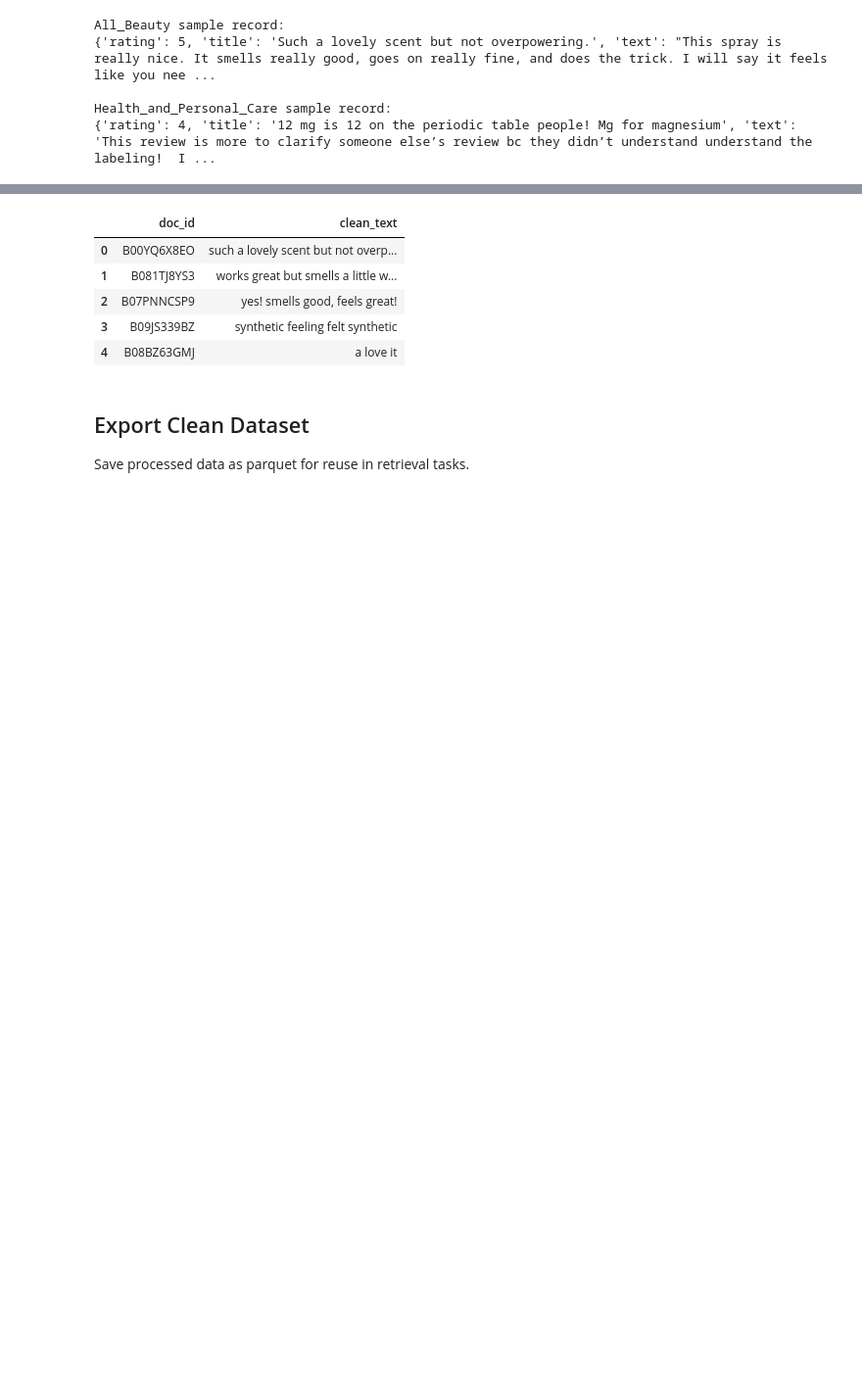
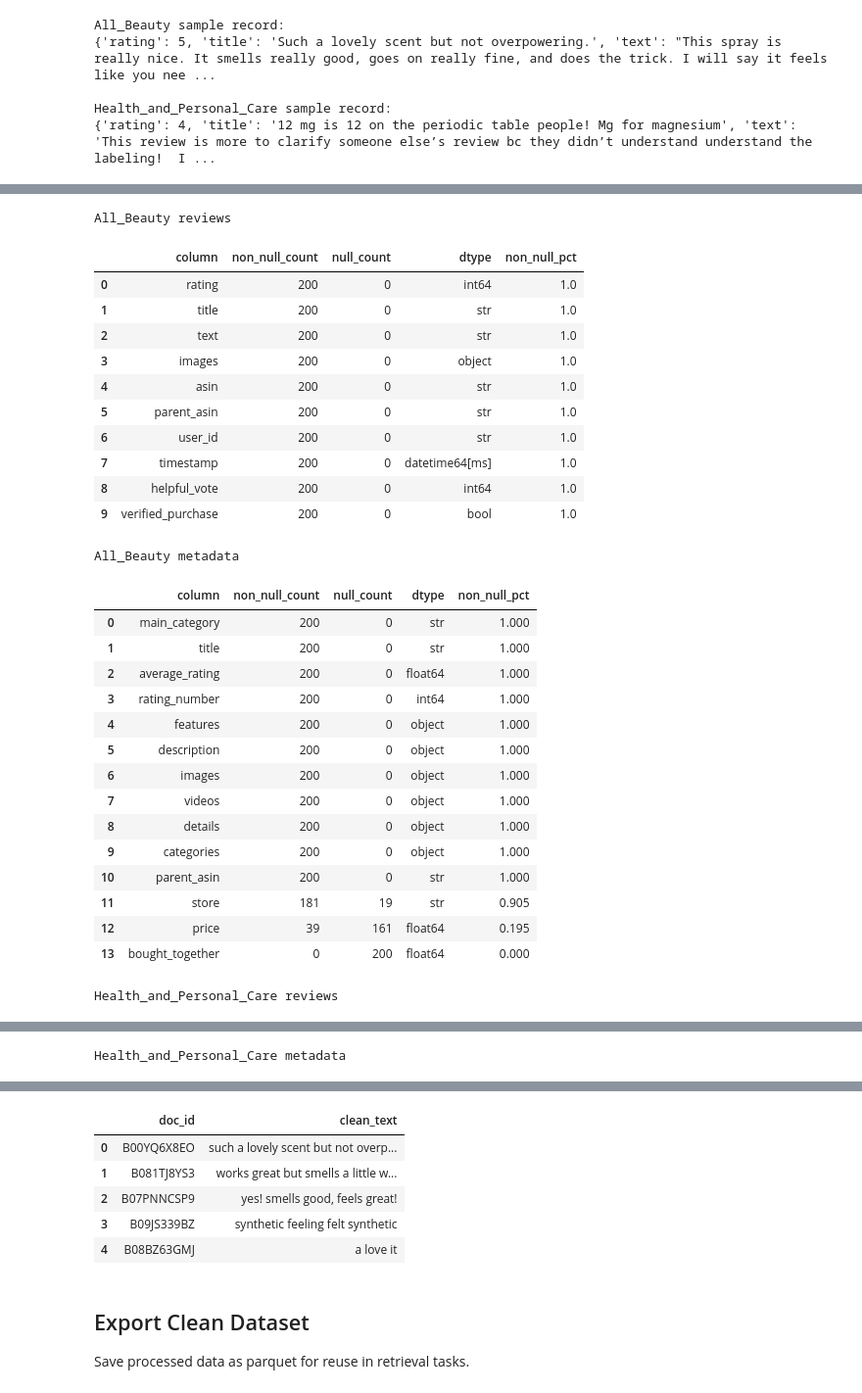
Before and after one commit to Omo6969/hybrid-rag-review-assistant, a Jupyter notebook: notebooks/milestone1_exploration.ipynb, the cells around one changed output, grey strips where cells are left out. Shown at 98% size. Drawn from its saved outputs; the diff is of its cells as text; code cells hidden in the pictures; blank space fills up the shorter version.

Commit message:
EDA updated with repo root finder and some initial exploration.

```diff
--- a/notebooks/milestone1_exploration.ipynb
+++ b/notebooks/milestone1_exploration.ipynb
@@ -55,0 +51,12 @@ Loaded Health_and_Personal_Care: rows=200, cols=10
+# %%
+sample_dir = repo_root / "data" / "processed"
+
+paths = {
+    "all_beauty_reviews": sample_dir / "sample_All_Beauty.jsonl",
+    "all_beauty_meta": sample_dir / "sample_meta_All_Beauty.jsonl",
+    "health_reviews": sample_dir / "sample_Health_and_Personal_Care.jsonl",
+    "health_meta": sample_dir / "sample_meta_Health_and_Personal_Care.jsonl",
+}
+
+for name, path in paths.items():
+    print(f"{name}: {path} | exists={path.exists()}")
@@ -67,0 +124,13 @@ Health_and_Personal_Care sample record:
+# %%
+overview_rows = []
+
+for name, df in datasets.items():
+    overview_rows.append({
+        "dataset": name,
+        "rows": df.shape[0],
+        "columns": df.shape[1],
+        "column_names": ", ".join(df.columns.tolist())
+    })
+
+overview_df = pd.DataFrame(overview_rows)
+overview_df
@@ -67,0 +152,5 @@ Health_and_Personal_Care sample record:
+# %%
+for name, df in datasets.items():
+    if not df.empty:
+        print(f"\n{name} — first record")
+        display(df.head(1))
@@ -67,0 +174,45 @@ Health_and_Personal_Care sample record:
+# %%
+def summarize_columns(df: pd.DataFrame) -> pd.DataFrame:
+    summary = pd.DataFrame({
+        "column": df.columns,
+        "non_null_count": [df[col].notna().sum() for col in df.columns],
+        "null_count": [df[col].isna().sum() for col in df.columns],
+        "dtype": [str(df[col].dtype) for col in df.columns],
+    })
+    summary["non_null_pct"] = (summary["non_null_count"] / len(df)).round(3) if len(df) else 0
+    return summary.sort_values("non_null_count", ascending=False).reset_index(drop=True)
+
+for name, df in datasets.items():
+    if not df.empty:
+        print(f"\n{name}")
+        display(summarize_columns(df))
+# %% [output]
+All_Beauty reviews
+|  | column | non_null_count | null_count | dtype | non_null_pct |
+| 0 | rating | 200 | 0 | int64 | 1.0 |
+| 1 | title | 200 | 0 | str | 1.0 |
+| 2 | text | 200 | 0 | str | 1.0 |
+| 3 | images | 200 | 0 | object | 1.0 |
+| 4 | asin | 200 | 0 | str | 1.0 |
+| 5 | parent_asin | 200 | 0 | str | 1.0 |
+| 6 | user_id | 200 | 0 | str | 1.0 |
+| 7 | timestamp | 200 | 0 | datetime64[ms] | 1.0 |
+| 8 | helpful_vote | 200 | 0 | int64 | 1.0 |
+| 9 | verified_purchase | 200 | 0 | bool | 1.0 |
+All_Beauty metadata
+|  | column | non_null_count | null_count | dtype | non_null_pct |
+| 0 | main_category | 200 | 0 | str | 1.000 |
+| 1 | title | 200 | 0 | str | 1.000 |
+| 2 | average_rating | 200 | 0 | float64 | 1.000 |
+| 3 | rating_number | 200 | 0 | int64 | 1.000 |
+| 4 | features | 200 | 0 | object | 1.000 |
+| 5 | description | 200 | 0 | object | 1.000 |
+| 6 | images | 200 | 0 | object | 1.000 |
+| 7 | videos | 200 | 0 | object | 1.000 |
+| 8 | details | 200 | 0 | object | 1.000 |
+| 9 | categories | 200 | 0 | object | 1.000 |
+| 10 | parent_asin | 200 | 0 | str | 1.000 |
+| 11 | store | 181 | 19 | str | 0.905 |
+| 12 | price | 39 | 161 | float64 | 0.195 |
+| 13 | bought_together | 0 | 200 | float64 | 0.000 |
+Health_and_Personal_Care reviews
@@ -67,0 +230 @@ Health_and_Personal_Care sample record:
+Health_and_Personal_Care metadata
```
Also changed, not shown: parts of 41 cells of this notebook.
